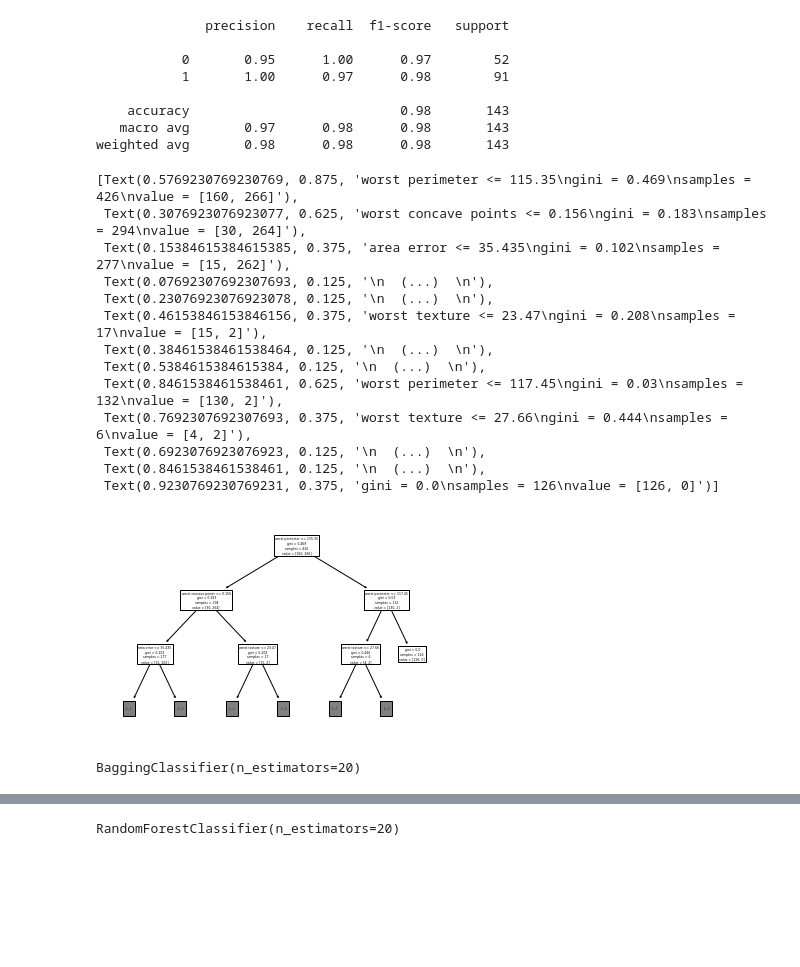
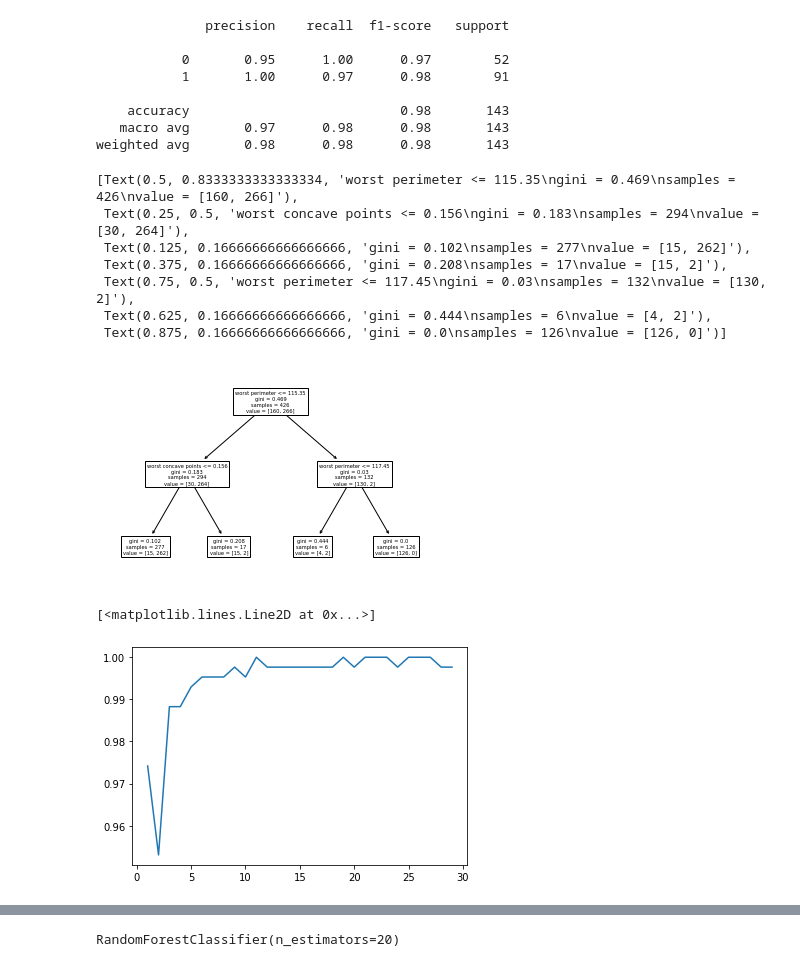
Before and after one commit to Jnguyenpham94/CECS451, a Jupyter notebook: 12/Assn12.ipynb, the cells around one changed output, grey strips where cells are left out. Cells and saved outputs as stored; diff of their text form; code cells hidden in the pictures; blank space fills up the shorter version.

Commit message:
bagging DONE ada looks funny

```diff
--- a/12/Assn12.ipynb
+++ b/12/Assn12.ipynb
@@ -43,7 +43,7 @@ x_train = scaler.transform(X_train)
 x_test = scaler.transform(X_test)
 svc_model = SVC()
 svc_model.fit(x_train, y_train)
-clf = tree.DecisionTreeClassifier()
+clf = tree.DecisionTreeClassifier(criterion="gini", max_depth=2)
 clf = clf.fit(X_train, y_train)
 y_predict = svc_model.predict(x_test)
 
@@ -60,31 +60,36 @@ print(classification_report(y_test, y_predict))
 weighted avg       0.98      0.98      0.98       143
 # %%
 # decision tree (h)
-tree.plot_tree(clf, feature_names=cancer_data.feature_names, max_depth=2)
+tree.plot_tree(clf, feature_names=cancer_data.feature_names)
 # %% [output]
-[Text(0.5769230769230769, 0.875, 'worst perimeter <= 115.35\ngini = 0.469\nsamples = 426\nvalue = [160, 266]'),
- Text(0.3076923076923077, 0.625, 'worst concave points <= 0.156\ngini = 0.183\nsamples = 294\nvalue = [30, 264]'),
- Text(0.15384615384615385, 0.375, 'area error <= 35.435\ngini = 0.102\nsamples = 277\nvalue = [15, 262]'),
- Text(0.07692307692307693, 0.125, '\n  (...)  \n'),
- Text(0.23076923076923078, 0.125, '\n  (...)  \n'),
- Text(0.46153846153846156, 0.375, 'worst texture <= 23.47\ngini = 0.208\nsamples = 17\nvalue = [15, 2]'),
- Text(0.38461538461538464, 0.125, '\n  (...)  \n'),
- Text(0.5384615384615384, 0.125, '\n  (...)  \n'),
- Text(0.8461538461538461, 0.625, 'worst perimeter <= 117.45\ngini = 0.03\nsamples = 132\nvalue = [130, 2]'),
- Text(0.7692307692307693, 0.375, 'worst texture <= 27.66\ngini = 0.444\nsamples = 6\nvalue = [4, 2]'),
- Text(0.6923076923076923, 0.125, '\n  (...)  \n'),
- Text(0.8461538461538461, 0.125, '\n  (...)  \n'),
- Text(0.9230769230769231, 0.375, 'gini = 0.0\nsamples = 126\nvalue = [126, 0]')]
+[Text(0.5, 0.8333333333333334, 'worst perimeter <= 115.35\ngini = 0.469\nsamples = 426\nvalue = [160, 266]'),
+ Text(0.25, 0.5, 'worst concave points <= 0.156\ngini = 0.183\nsamples = 294\nvalue = [30, 264]'),
+ Text(0.125, 0.16666666666666666, 'gini = 0.102\nsamples = 277\nvalue = [15, 262]'),
+ Text(0.375, 0.16666666666666666, 'gini = 0.208\nsamples = 17\nvalue = [15, 2]'),
+ Text(0.75, 0.5, 'worst perimeter <= 117.45\ngini = 0.03\nsamples = 132\nvalue = [130, 2]'),
+ Text(0.625, 0.16666666666666666, 'gini = 0.444\nsamples = 6\nvalue = [4, 2]'),
+ Text(0.875, 0.16666666666666666, 'gini = 0.0\nsamples = 126\nvalue = [126, 0]')]
-[figure, old version]
+[figure, new version]
 # %%
 # i bagging
 from sklearn.datasets import make_classification
 from sklearn.ensemble import BaggingClassifier
+import matplotlib.pyplot as plt
 
-bag = BaggingClassifier(n_estimators=20)
-bag.fit(x_train, y_train)
+
+n_est = 30
+bagging_score = []
+for i in range(1, n_est):
+    bag = BaggingClassifier(n_estimators=i)
+    bag.fit(x_train, y_train)
+    bagging_score.append(bag.score(x_train, y_train))
+# print(bagging_score)
+n_estimate = list(range(1, n_est))
+# print(len(n_estimate))
+plt.plot(n_estimate, bagging_score)
 # %% [output]
-BaggingClassifier(n_estimators=20)
+[<matplotlib.lines.Line2D at 0x...>]
+[figure, added]
 # %%
 # j AdaBoost
 from sklearn.ensemble import AdaBoostClassifier
```
Also changed, not shown: parts of 1 cell of this notebook.
